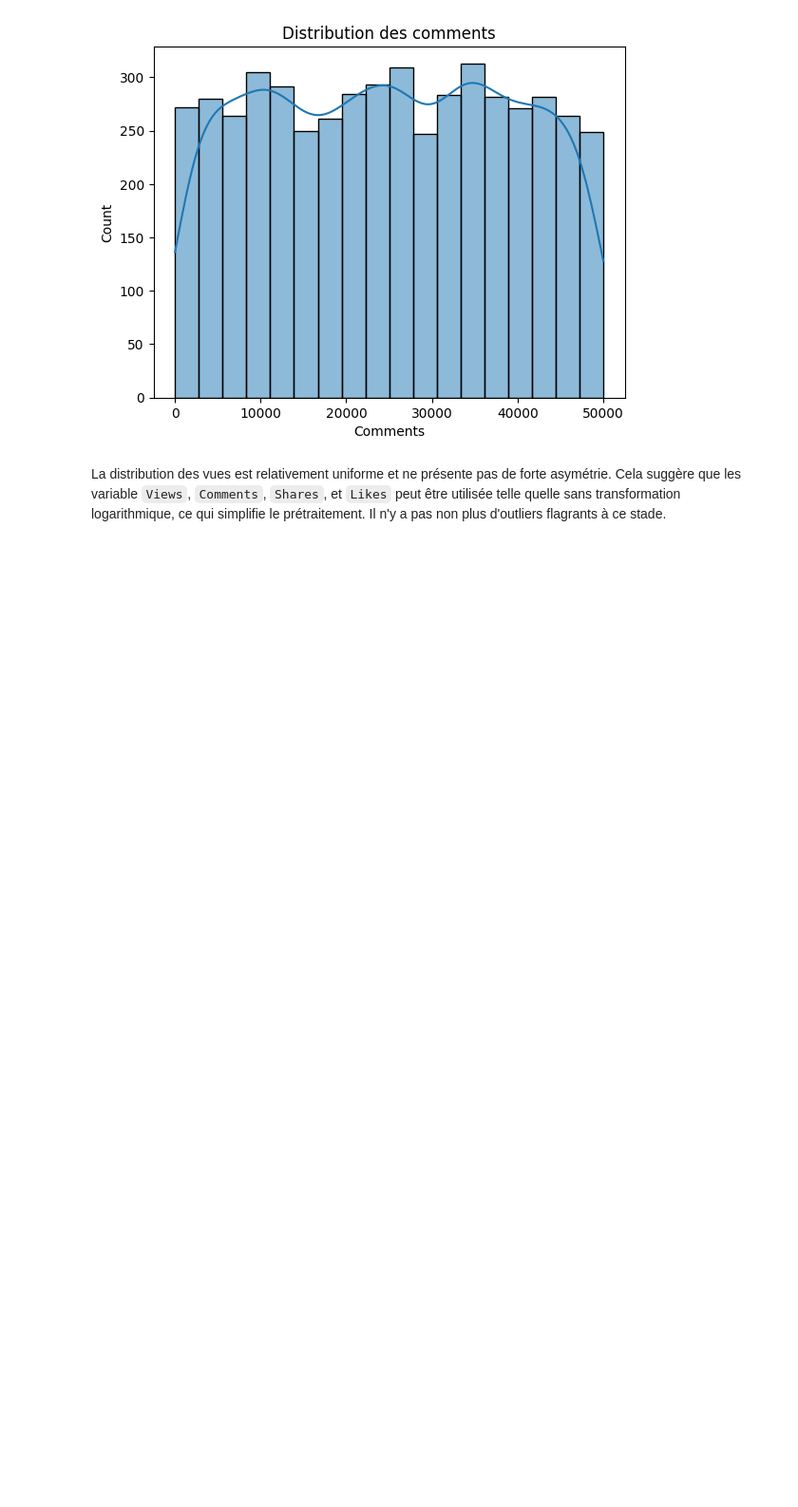
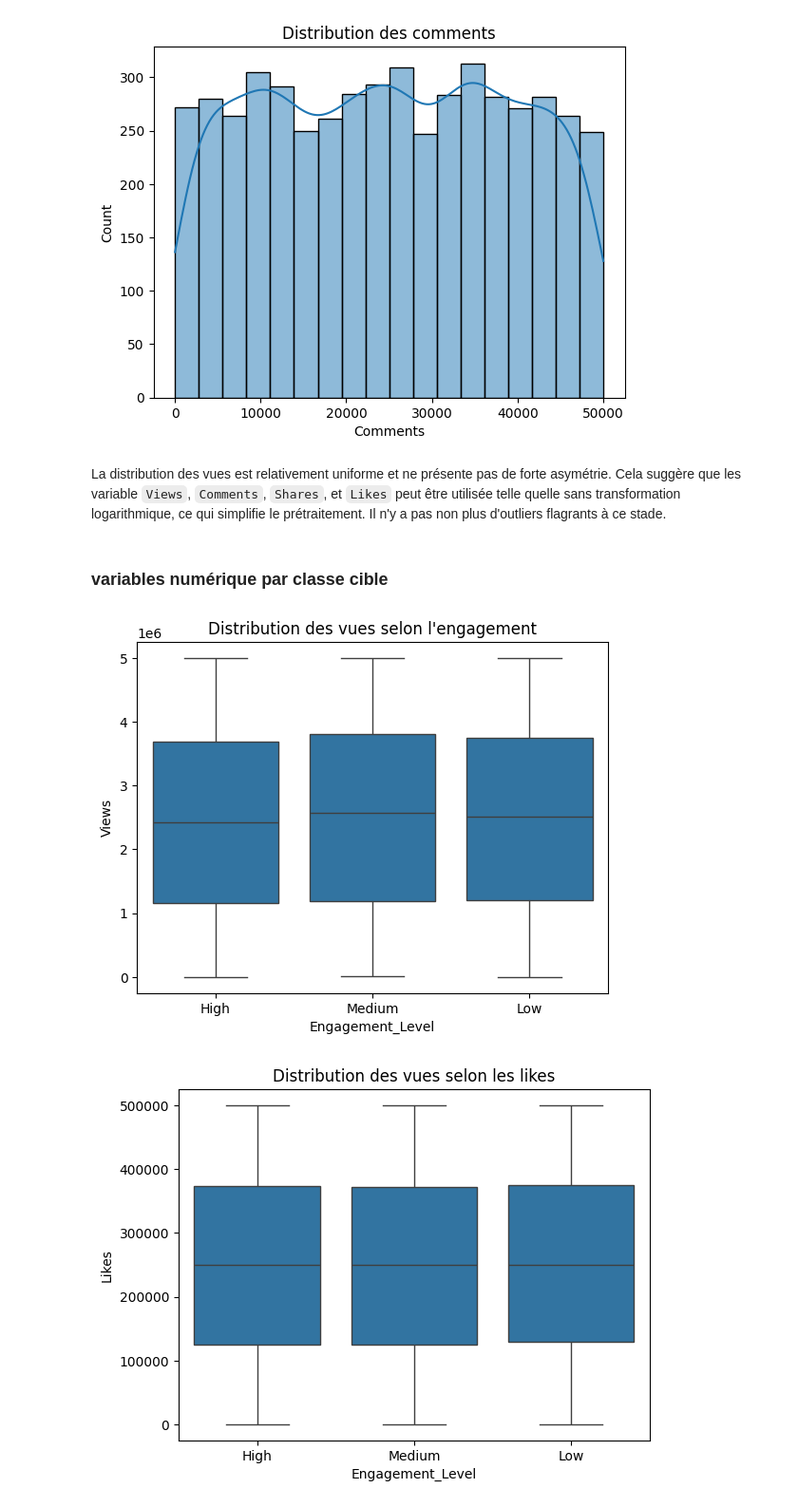
Before and after one commit to alexd0104/viral-trends-prediction, a Jupyter notebook: preprocessing/data_exploration.ipynb, the cells around one changed output. Shown: that part at 95% size. Drawn from its saved outputs; the diff is of its cells as text; code cells hidden in the pictures; blank space fills up the shorter version.

```diff
--- a/preprocessing/data_exploration.ipynb
+++ b/preprocessing/data_exploration.ipynb
@@ -94,3 +100,24 @@ plt.show()
 [figure]
 # %% [markdown]
 La distribution des vues est relativement uniforme et ne présente pas de forte asymétrie. Cela suggère que les variable `Views`, `Comments`, `Shares`, et `Likes` peut être utilisée telle quelle sans transformation logarithmique, ce qui simplifie le prétraitement. Il n'y a pas non plus d'outliers flagrants à ce stade.
+# %% [markdown]
+### variables numérique par classe cible
+# %%
+sns.boxplot(data=df, x='Engagement_Level', y='Views')
+plt.title("Distribution des vues selon l'engagement")
+plt.show()
+
+sns.boxplot(data=df, x='Engagement_Level', y='Likes')
+plt.title("Distribution des vues selon les likes")
+plt.show()
+
+sns.boxplot(data=df, x='Engagement_Level', y='Shares')
+plt.title("Distribution des vues selon les shares")
+plt.show()
+
+sns.boxplot(data=df, x='Engagement_Level', y='Comments')
+plt.title("Distribution des vues selon les comments ")
+plt.show()
+# %% [output]
+[figure, added]
+[figure, added]
```
Also changed, not shown: parts of 9 cells of this notebook.
